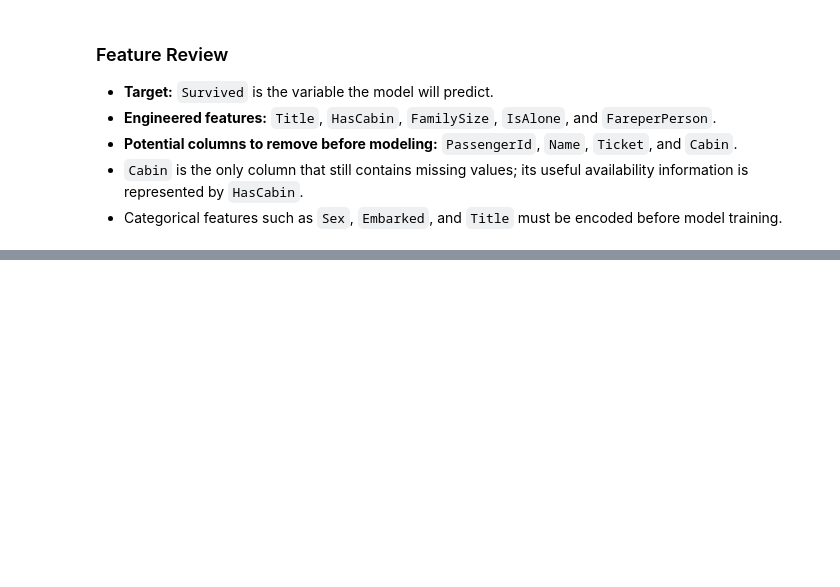
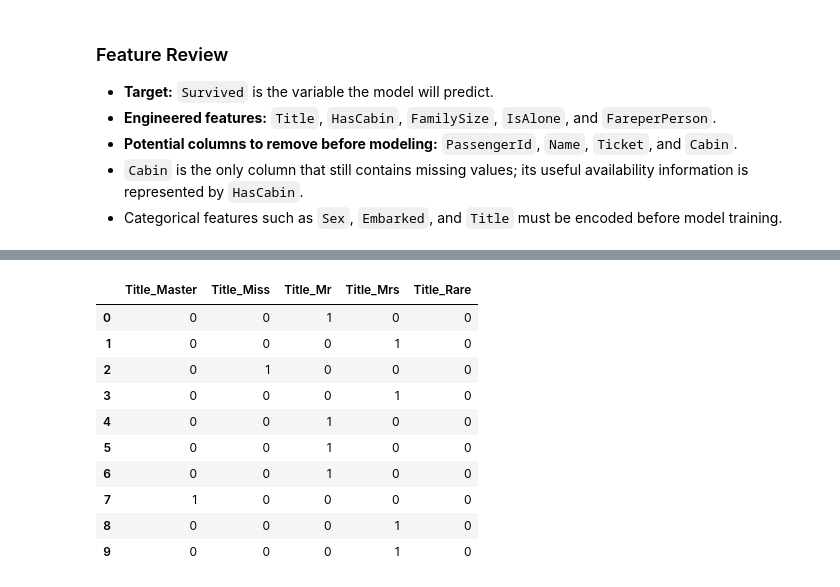
Before and after one commit to alitokgoz7/Titanic-data-science, a Jupyter notebook: notebooks/titanic_analysis.ipynb, the cells around one changed output, grey strips where cells are left out. Cells and saved outputs as stored; diff of their text form; code cells hidden in the pictures; blank space fills up the shorter version.

```diff
--- a/notebooks/titanic_analysis.ipynb
+++ b/notebooks/titanic_analysis.ipynb
@@ -490,3 +492,6 @@ dtype: int64
 - **Potential columns to remove before modeling:** `PassengerId`, `Name`, `Ticket`, and `Cabin`.
 - `Cabin` is the only column that still contains missing values; its useful availability information is represented by `HasCabin`.
 - Categorical features such as `Sex`, `Embarked`, and `Title` must be encoded before model training.
+# %%
+y= df["Survived"]
+X = df.drop(columns=["Survived", "PassengerId", "Name", "Ticket", "Cabin"])  # Drop irrelevant columns
@@ -492,0 +505,5 @@ dtype: int64
+# %%
+# Review the features selected for the initial model.
+feature_columns = X.columns.tolist()
+X=df[feature_columns].copy()
+X.info()
@@ -492,0 +534,11 @@ dtype: int64
+# %%
+def map_sex(sex):
+    if sex =="male":
+        return 1
+    elif sex=="female":
+        return 0
+    else:
+        raise ValueError(f"Unexpected value for sex: {sex}")
+
+X["Sex"] = X["Sex"].apply(map_sex)
+X["Sex"].value_counts()
@@ -492,0 +550,7 @@ dtype: int64
+# %%
+# One-hot encode the Embarked feature.
+X=pd.get_dummies(
+    X,                       # hangi dataframe?
+    columns=["Embarked"],    # hangi sütunu dönüştüreceğim?
+    dtype=int                # sonuçlar 0/1 integer olsun
+)
@@ -492,0 +571,20 @@ dtype: int64
+# %%
+# One-hot encode the Title feature.
+X= pd.get_dummies(
+        X,
+        columns=["Title"],
+        dtype=int
+ )
+X.filter(like="Title").head(10)  # Display the first 10 rows of the one-hot encoded Title columns
+# %% [output]
+|  | Title_Master | Title_Miss | Title_Mr | Title_Mrs | Title_Rare |
+| 0 | 0 | 0 | 1 | 0 | 0 |
+| 1 | 0 | 0 | 0 | 1 | 0 |
+| 2 | 0 | 1 | 0 | 0 | 0 |
+| 3 | 0 | 0 | 0 | 1 | 0 |
+| 4 | 0 | 0 | 1 | 0 | 0 |
+| 5 | 0 | 0 | 1 | 0 | 0 |
+| 6 | 0 | 0 | 1 | 0 | 0 |
+| 7 | 1 | 0 | 0 | 0 | 0 |
+| 8 | 0 | 0 | 0 | 1 | 0 |
+| 9 | 0 | 0 | 0 | 1 | 0 |
```
Also changed, not shown: parts of 9 cells of this notebook.
